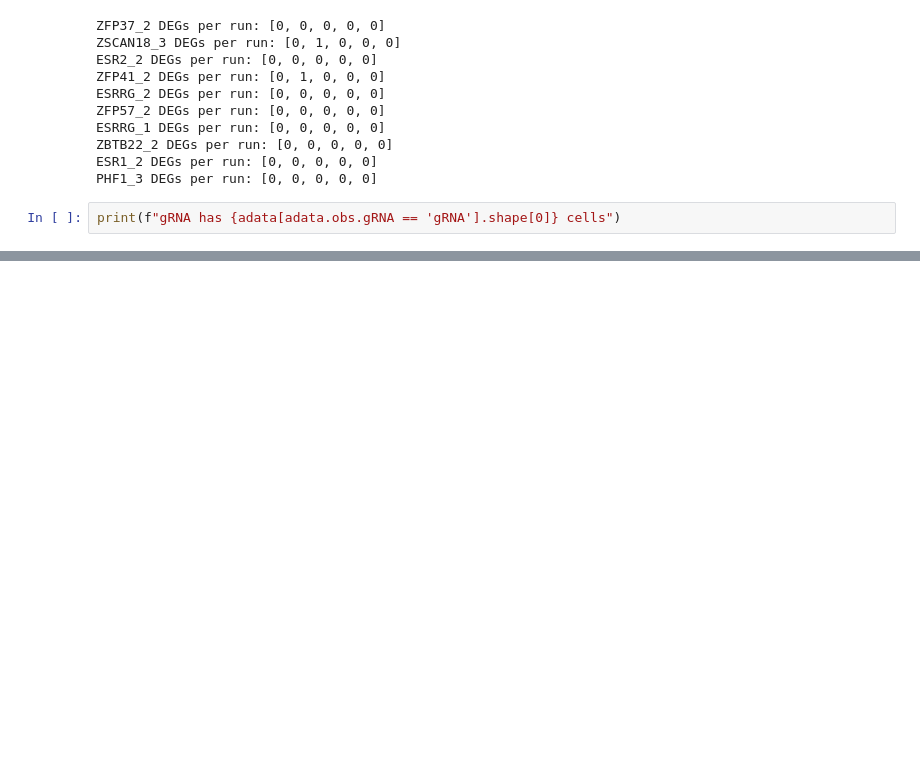
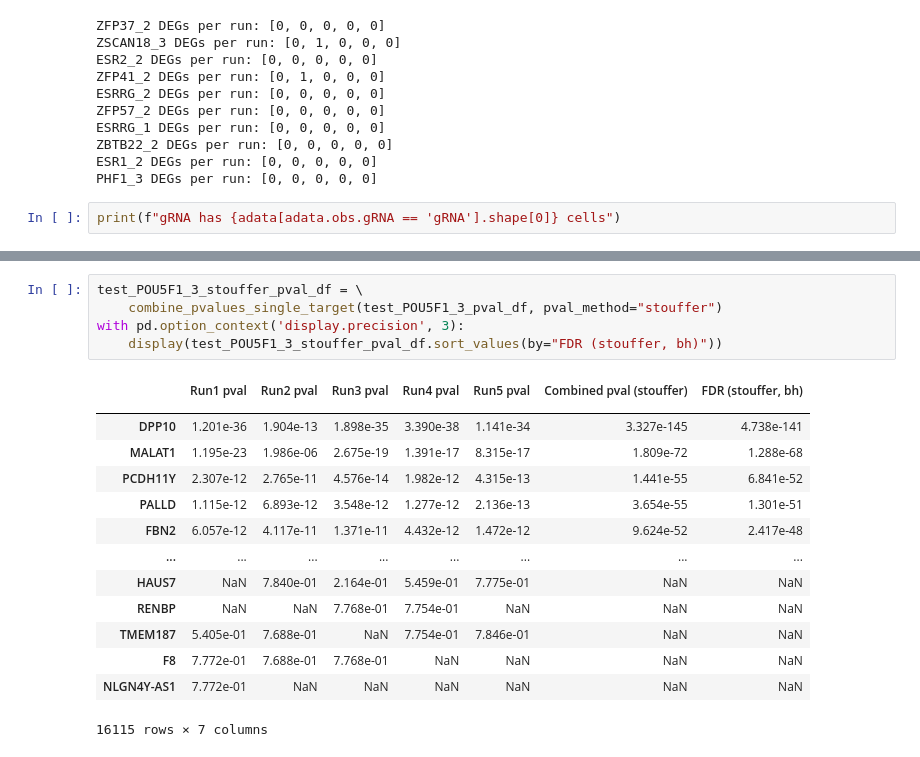
Before and after one commit to subramaniam-lab-ucsd/tf-project, a Jupyter notebook: tf_project_qc_de_testing.ipynb, the cells around one changed output, grey strips where cells are left out. Cells and saved outputs as stored; diff of their text form; blank space fills up the shorter version.

```diff
--- a/tf_project_qc_de_testing.ipynb
+++ b/tf_project_qc_de_testing.ipynb
@@ -2693,0 +2521,20 @@ print(f"gRNA has {adata[adata.obs.gRNA == 'gRNA'].shape[0]} cells")
+# %%
+test_POU5F1_3_stouffer_pval_df = \
+    combine_pvalues_single_target(test_POU5F1_3_pval_df, pval_method="stouffer")
+with pd.option_context('display.precision', 3):
+    display(test_POU5F1_3_stouffer_pval_df.sort_values(by="FDR (stouffer, bh)"))
+# %% [output]
+|  | Run1 pval | Run2 pval | Run3 pval | Run4 pval | Run5 pval | Combined pval (stouffer) | FDR (stouffer, bh) |
+|  |  |  |  |  |  |  |  |
+| DPP10 | 1.201e-36 | 1.904e-13 | 1.898e-35 | 3.390e-38 | 1.141e-34 | 3.327e-145 | 4.738e-141 |
+| MALAT1 | 1.195e-23 | 1.986e-06 | 2.675e-19 | 1.391e-17 | 8.315e-17 | 1.809e-72 | 1.288e-68 |
+| PCDH11Y | 2.307e-12 | 2.765e-11 | 4.576e-14 | 1.982e-12 | 4.315e-13 | 1.441e-55 | 6.841e-52 |
+| PALLD | 1.115e-12 | 6.893e-12 | 3.548e-12 | 1.277e-12 | 2.136e-13 | 3.654e-55 | 1.301e-51 |
+| FBN2 | 6.057e-12 | 4.117e-11 | 1.371e-11 | 4.432e-12 | 1.472e-12 | 9.624e-52 | 2.417e-48 |
+| ... | ... | ... | ... | ... | ... | ... | ... |
+| HAUS7 | NaN | 7.840e-01 | 2.164e-01 | 5.459e-01 | 7.775e-01 | NaN | NaN |
+| RENBP | NaN | NaN | 7.768e-01 | 7.754e-01 | NaN | NaN | NaN |
+| TMEM187 | 5.405e-01 | 7.688e-01 | NaN | 7.754e-01 | 7.846e-01 | NaN | NaN |
+| F8 | 7.772e-01 | 7.688e-01 | 7.768e-01 | NaN | NaN | NaN | NaN |
+| NLGN4Y-AS1 | 7.772e-01 | NaN | NaN | NaN | NaN | NaN | NaN |
+16115 rows × 7 columns
```
Also changed, not shown: parts of 137 cells of this notebook, 1 other file.
